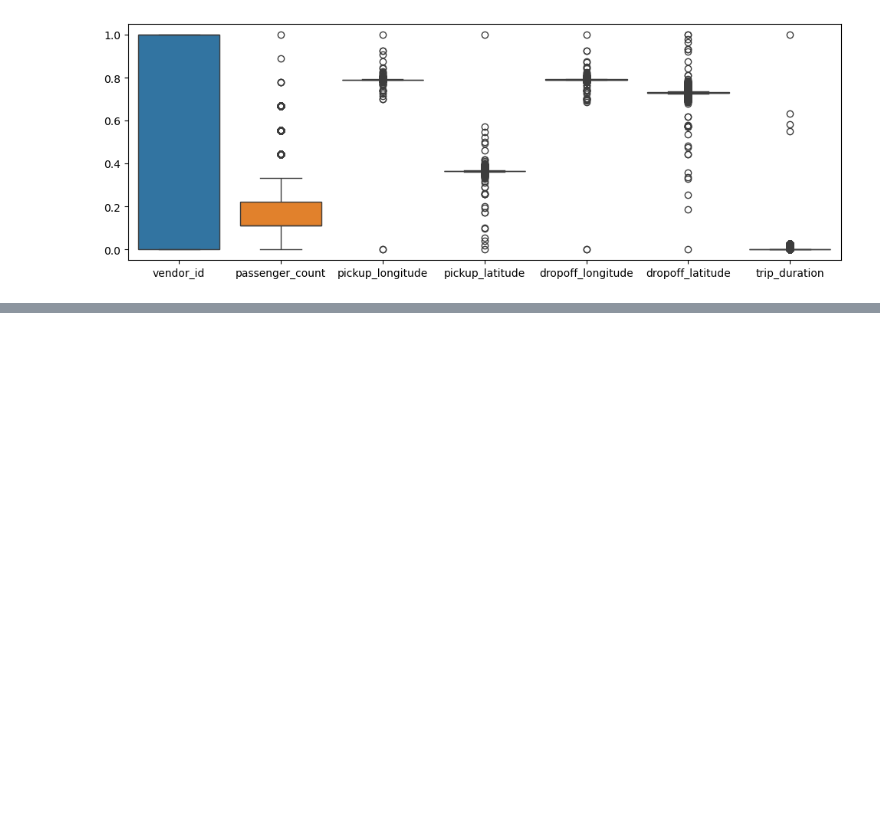
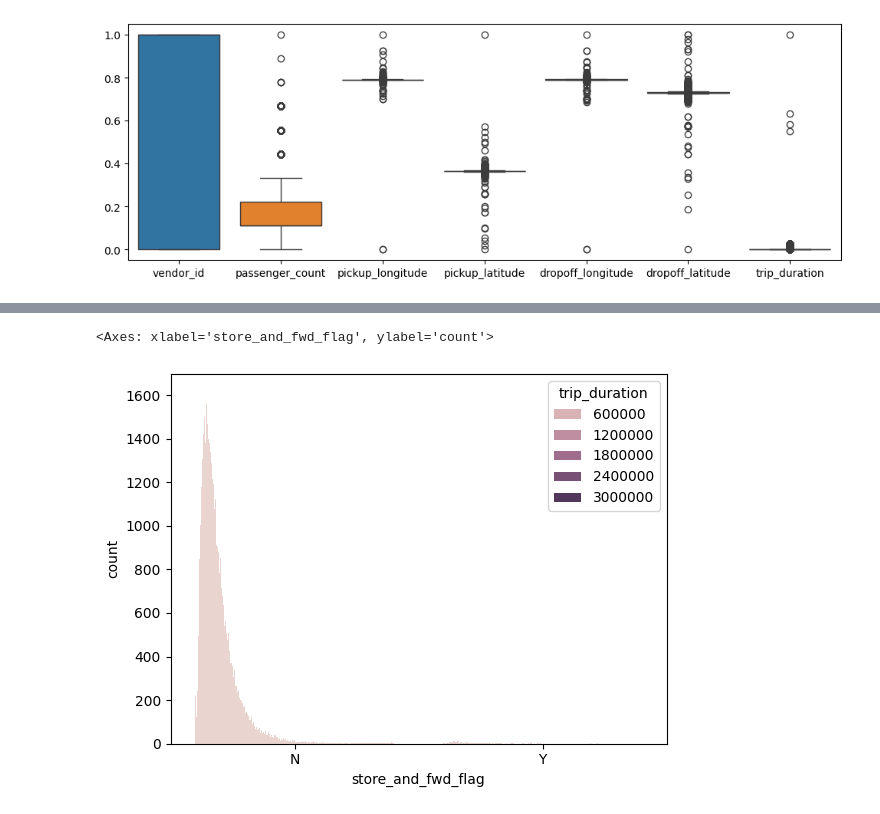
Before and after one commit to Chriishero/Programmation, a Jupyter notebook: Python/Intelligence Artificielle/Projet/New York City Taxi Trip Duration (Kaggle)/analysis.ipynb, the cells around one changed output, grey strips where cells are left out. Drawn from its saved outputs; the diff is of its cells as text; code cells hidden in the pictures; blank space fills up the shorter version.

```diff
--- a/Python/Intelligence Artificielle/Projet/New York City Taxi Trip Duration (Kaggle)/analysis.ipynb
+++ b/Python/Intelligence Artificielle/Projet/New York City Taxi Trip Duration (Kaggle)/analysis.ipynb
@@ -177,0 +209,5 @@ sns.boxplot(data=scaled_df)
+# %%
+sns.countplot(x=df["store_and_fwd_flag"], hue=df["trip_duration"])
+# %% [output]
+<Axes: xlabel='store_and_fwd_flag', ylabel='count'>
+[figure, added]
```
Also changed, not shown: parts of 4 cells of this notebook, 1 other file.
